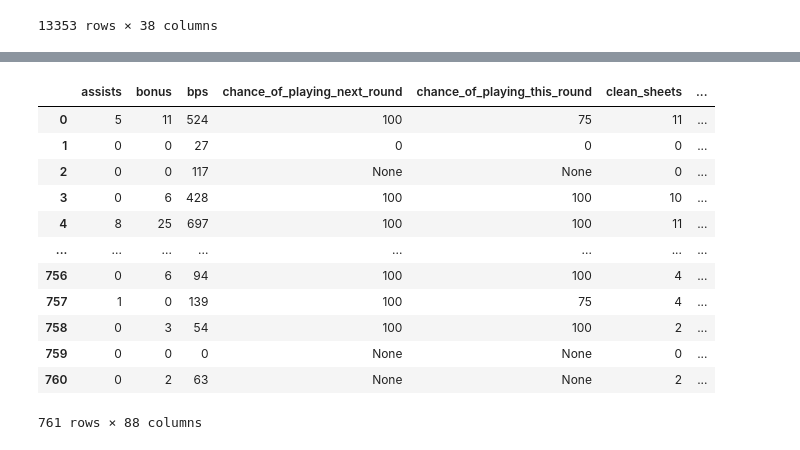
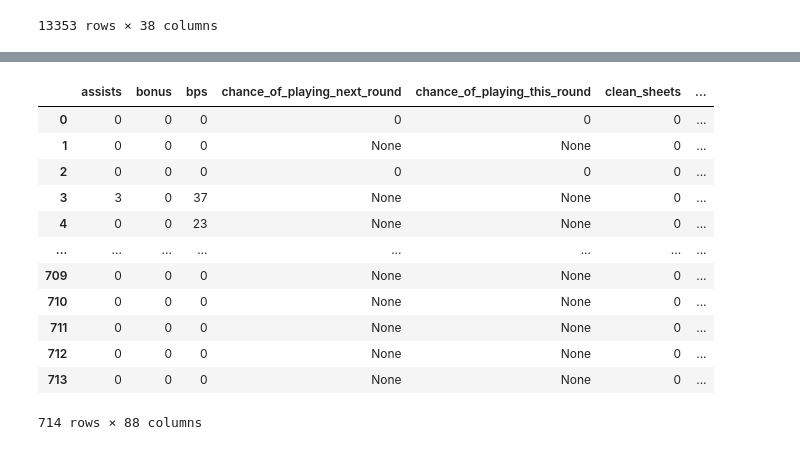
Before and after one commit to Dofften/FPL-Oort, a Jupyter notebook: trial.ipynb, the cells around one changed output, grey strips where cells are left out. Cells and saved outputs as stored; diff of their text form; code cells hidden in the pictures.

```diff
--- a/trial.ipynb
+++ b/trial.ipynb
@@ -358,20 +203,18 @@ gw34.head(30)
 # %%
-# Create a players list
-# vaastav has a players raw csv
-players = pd.read_csv('https://raw.githubusercontent.com/vaastav/Fantasy-Premier-League/master/data/2022-23/players_raw.csv')
+players = pd.read_csv('https://raw.githubusercontent.com/vaastav/Fantasy-Premier-League/master/data/2023-24/players_raw.csv')
 players
 # %% [output]
 |  | assists | bonus | bps | chance_of_playing_next_round | chance_of_playing_this_round | clean_sheets | ... |
-| 0 | 5 | 11 | 524 | 100 | 75 | 11 | ... |
-| 1 | 0 | 0 | 27 | 0 | 0 | 0 | ... |
-| 2 | 0 | 0 | 117 | None | None | 0 | ... |
-| 3 | 0 | 6 | 428 | 100 | 100 | 10 | ... |
-| 4 | 8 | 25 | 697 | 100 | 100 | 11 | ... |
+| 0 | 0 | 0 | 0 | 0 | 0 | 0 | ... |
+| 1 | 0 | 0 | 0 | None | None | 0 | ... |
+| 2 | 0 | 0 | 0 | 0 | 0 | 0 | ... |
+| 3 | 3 | 0 | 37 | None | None | 0 | ... |
+| 4 | 0 | 0 | 23 | None | None | 0 | ... |
 | ... | ... | ... | ... | ... | ... | ... | ... |
-| 756 | 0 | 6 | 94 | 100 | 100 | 4 | ... |
-| 757 | 1 | 0 | 139 | 100 | 75 | 4 | ... |
-| 758 | 0 | 3 | 54 | 100 | 100 | 2 | ... |
-| 759 | 0 | 0 | 0 | None | None | 0 | ... |
-| 760 | 0 | 2 | 63 | None | None | 2 | ... |
+| 709 | 0 | 0 | 0 | None | None | 0 | ... |
+| 710 | 0 | 0 | 0 | None | None | 0 | ... |
+| 711 | 0 | 0 | 0 | None | None | 0 | ... |
+| 712 | 0 | 0 | 0 | None | None | 0 | ... |
+| 713 | 0 | 0 | 0 | None | None | 0 | ... |
-761 rows × 88 columns
+714 rows × 88 columns
 # %%
```
Also changed, not shown: parts of 23 cells of this notebook.
